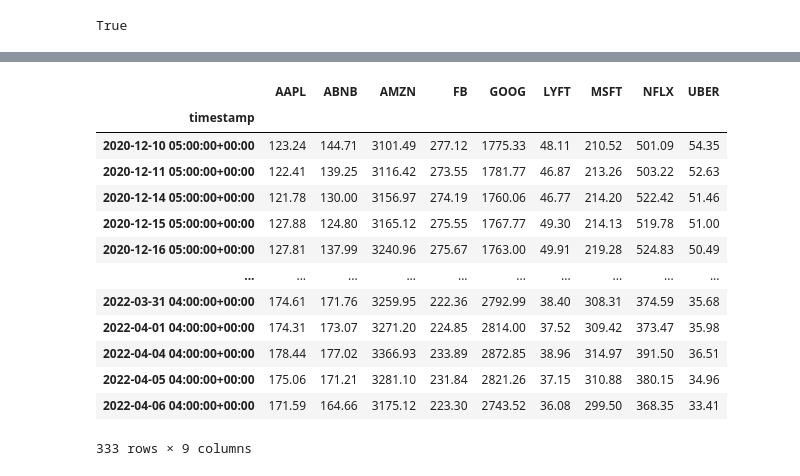
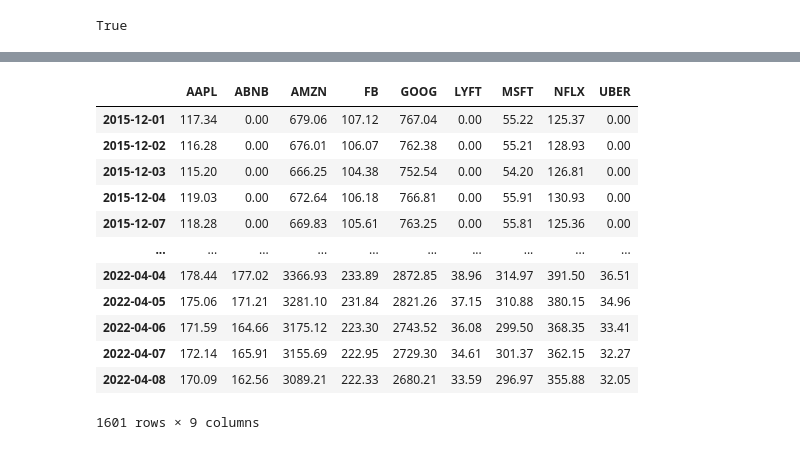
Before and after one commit to kennethologist/UPENN-GP4-P1, a Jupyter notebook: notebooks/alex.ipynb, the cells around one changed output, grey strips where cells are left out. Cells and saved outputs as stored; diff of their text form; code cells hidden in the pictures.

```diff
--- a/notebooks/alex.ipynb
+++ b/notebooks/alex.ipynb
@@ -48,19 +62,19 @@ faangmula_original
 # %%
-faangmula = faangmula_original.drop(['open', 'high', 'low', 'volume', 'trade_count', 'vwap'], axis = 1).pivot(columns = 'symbol').dropna()
+faangmula = faangmula_original.drop(['open', 'high', 'low', 'volume', 'trade_count', 'vwap'], axis = 1).pivot(columns = 'symbol').fillna(0.0)
+faangmula.index = faangmula.index.date
 faangmula.columns = faangmula_tickers
 faangmula
 # %% [output]
 |  | AAPL | ABNB | AMZN | FB | GOOG | LYFT | MSFT | NFLX | UBER |
-| timestamp |  |  |  |  |  |  |  |  |  |
-| 2020-12-10 05:00:00+00:00 | 123.24 | 144.71 | 3101.49 | 277.12 | 1775.33 | 48.11 | 210.52 | 501.09 | 54.35 |
-| 2020-12-11 05:00:00+00:00 | 122.41 | 139.25 | 3116.42 | 273.55 | 1781.77 | 46.87 | 213.26 | 503.22 | 52.63 |
-| 2020-12-14 05:00:00+00:00 | 121.78 | 130.00 | 3156.97 | 274.19 | 1760.06 | 46.77 | 214.20 | 522.42 | 51.46 |
-| 2020-12-15 05:00:00+00:00 | 127.88 | 124.80 | 3165.12 | 275.55 | 1767.77 | 49.30 | 214.13 | 519.78 | 51.00 |
-| 2020-12-16 05:00:00+00:00 | 127.81 | 137.99 | 3240.96 | 275.67 | 1763.00 | 49.91 | 219.28 | 524.83 | 50.49 |
+| 2015-12-01 | 117.34 | 0.00 | 679.06 | 107.12 | 767.04 | 0.00 | 55.22 | 125.37 | 0.00 |
+| 2015-12-02 | 116.28 | 0.00 | 676.01 | 106.07 | 762.38 | 0.00 | 55.21 | 128.93 | 0.00 |
+| 2015-12-03 | 115.20 | 0.00 | 666.25 | 104.38 | 752.54 | 0.00 | 54.20 | 126.81 | 0.00 |
+| 2015-12-04 | 119.03 | 0.00 | 672.64 | 106.18 | 766.81 | 0.00 | 55.91 | 130.93 | 0.00 |
+| 2015-12-07 | 118.28 | 0.00 | 669.83 | 105.61 | 763.25 | 0.00 | 55.81 | 125.36 | 0.00 |
 | ... | ... | ... | ... | ... | ... | ... | ... | ... | ... |
-| 2022-03-31 04:00:00+00:00 | 174.61 | 171.76 | 3259.95 | 222.36 | 2792.99 | 38.40 | 308.31 | 374.59 | 35.68 |
-| 2022-04-01 04:00:00+00:00 | 174.31 | 173.07 | 3271.20 | 224.85 | 2814.00 | 37.52 | 309.42 | 373.47 | 35.98 |
-| 2022-04-04 04:00:00+00:00 | 178.44 | 177.02 | 3366.93 | 233.89 | 2872.85 | 38.96 | 314.97 | 391.50 | 36.51 |
-| 2022-04-05 04:00:00+00:00 | 175.06 | 171.21 | 3281.10 | 231.84 | 2821.26 | 37.15 | 310.88 | 380.15 | 34.96 |
-| 2022-04-06 04:00:00+00:00 | 171.59 | 164.66 | 3175.12 | 223.30 | 2743.52 | 36.08 | 299.50 | 368.35 | 33.41 |
+| 2022-04-04 | 178.44 | 177.02 | 3366.93 | 233.89 | 2872.85 | 38.96 | 314.97 | 391.50 | 36.51 |
+| 2022-04-05 | 175.06 | 171.21 | 3281.10 | 231.84 | 2821.26 | 37.15 | 310.88 | 380.15 | 34.96 |
+| 2022-04-06 | 171.59 | 164.66 | 3175.12 | 223.30 | 2743.52 | 36.08 | 299.50 | 368.35 | 33.41 |
+| 2022-04-07 | 172.14 | 165.91 | 3155.69 | 222.95 | 2729.30 | 34.61 | 301.37 | 362.15 | 32.27 |
+| 2022-04-08 | 170.09 | 162.56 | 3089.21 | 222.33 | 2680.21 | 33.59 | 296.97 | 355.88 | 32.05 |
-333 rows × 9 columns
+1601 rows × 9 columns
```
Also changed, not shown: parts of 16 cells of this notebook.
